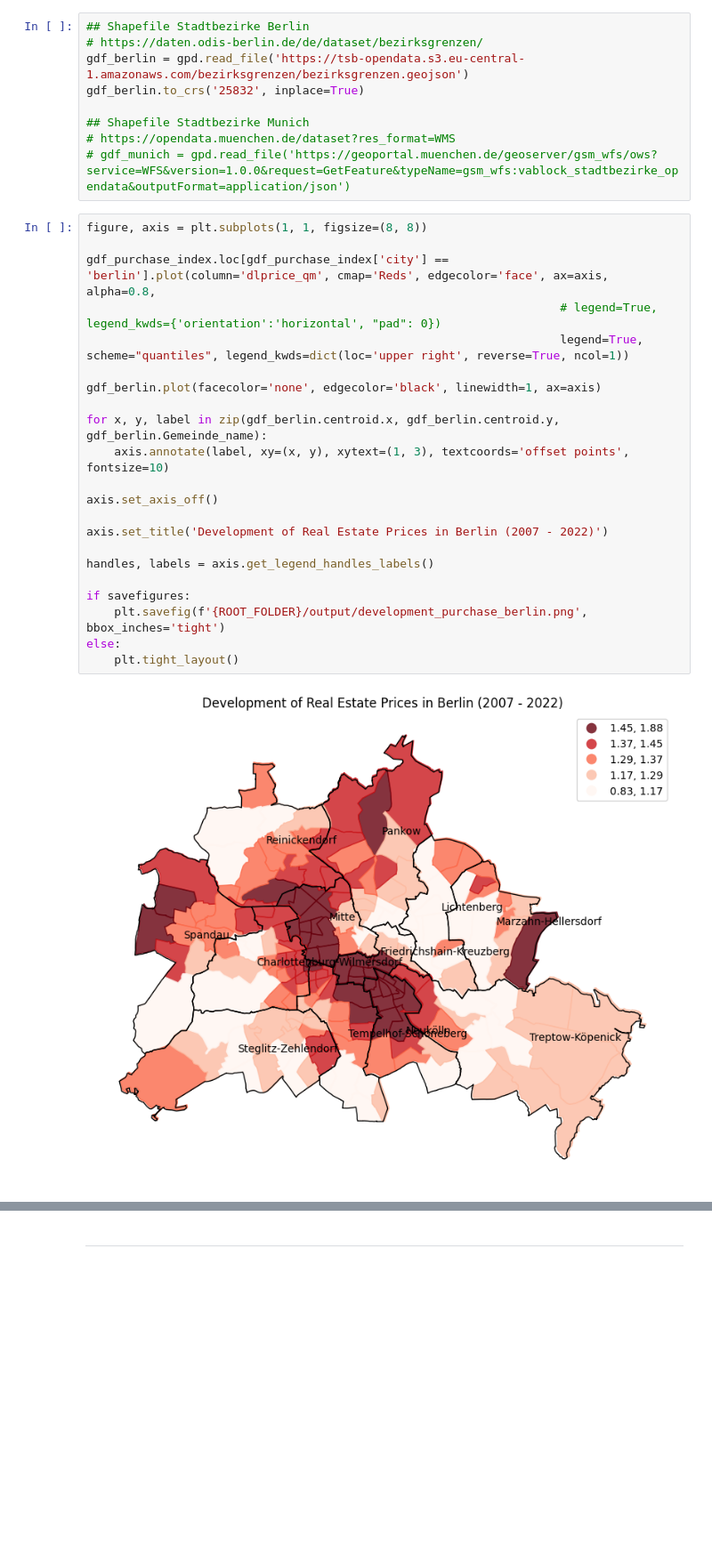
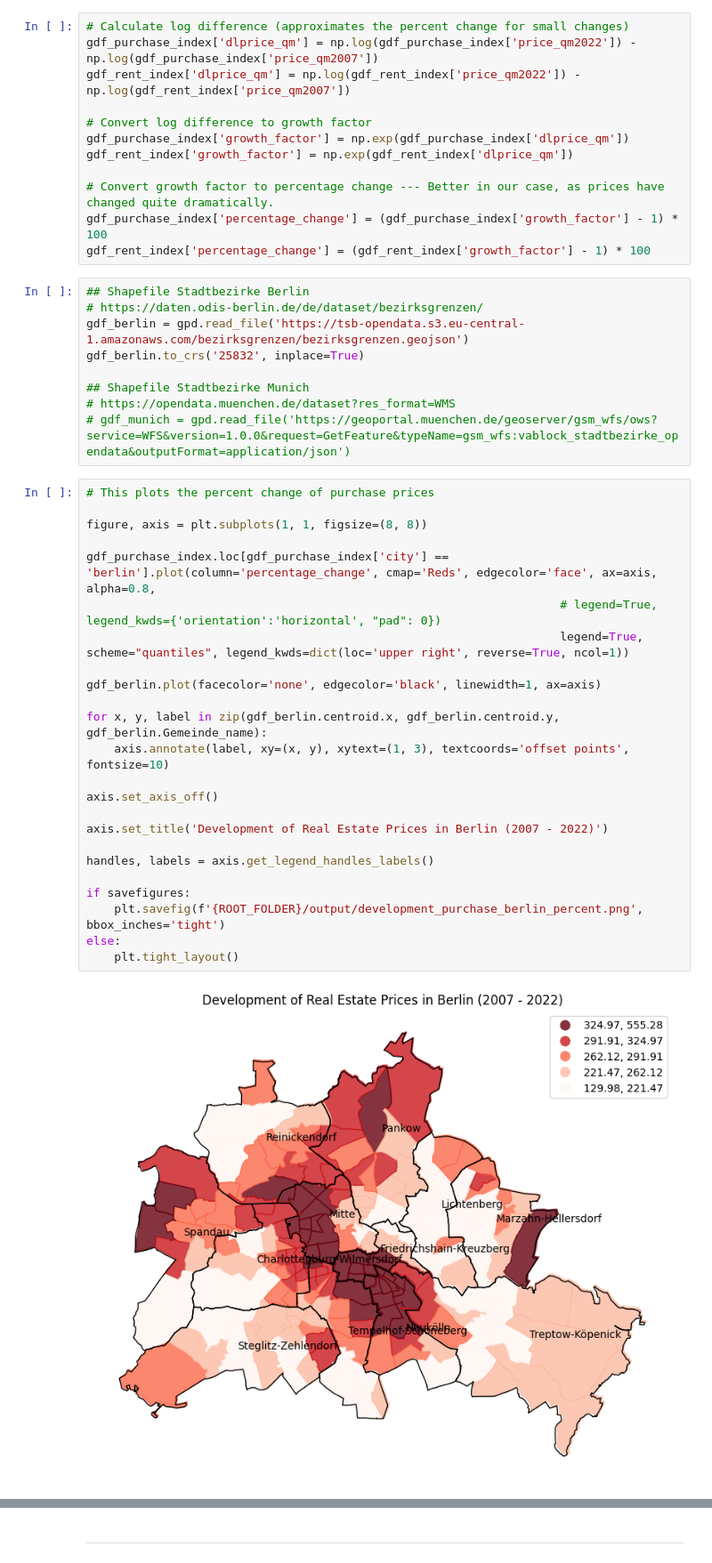
Before and after one commit to dbursy/qse_collaboration, a Jupyter notebook: notebooks/QSE_Tutorial_2_Group_2.ipynb, the cells around one changed output, grey strips where cells are left out. Shown at 89% size. Cells and saved outputs as stored; diff of their text form; blank space fills up the shorter version.

Commit message:
Added plots for task 2 for other cities, added percent change measure additionaly to log diff

```diff
--- a/notebooks/QSE_Tutorial_2_Group_2.ipynb
+++ b/notebooks/QSE_Tutorial_2_Group_2.ipynb
@@ -365,3 +427,15 @@ gdf_rent_index['dlprice_qm'] = np.log(gdf_rent_index['price_qm2022']) - np.log(g
+# %%
+# Calculate log difference (approximates the percent change for small changes)
+gdf_purchase_index['dlprice_qm'] = np.log(gdf_purchase_index['price_qm2022']) - np.log(gdf_purchase_index['price_qm2007'])
+gdf_rent_index['dlprice_qm'] = np.log(gdf_rent_index['price_qm2022']) - np.log(gdf_rent_index['price_qm2007'])
+
+# Convert log difference to growth factor
+gdf_purchase_index['growth_factor'] = np.exp(gdf_purchase_index['dlprice_qm'])
+gdf_rent_index['growth_factor'] = np.exp(gdf_rent_index['dlprice_qm'])
+
+# Convert growth factor to percentage change --- Better in our case, as prices have changed quite dramatically.
+gdf_purchase_index['percentage_change'] = (gdf_purchase_index['growth_factor'] - 1) * 100
+gdf_rent_index['percentage_change'] = (gdf_rent_index['growth_factor'] - 1) * 100
 # %%
 ## Shapefile Stadtbezirke Berlin
 # https://daten.odis-berlin.de/de/dataset/bezirksgrenzen/
@@ -372,26 +446,28 @@ gdf_berlin.to_crs('25832', inplace=True)
 # https://opendata.muenchen.de/dataset?res_format=WMS
 # gdf_munich = gpd.read_file('https://geoportal.muenchen.de/geoserver/gsm_wfs/ows?service=WFS&version=1.0.0&request=GetFeature&typeName=gsm_wfs:vablock_stadtbezirke_opendata&outputFormat=application/json')
 # %%
+# This plots the percent change of purchase prices
+
 figure, axis = plt.subplots(1, 1, figsize=(8, 8))
 
-gdf_purchase_index.loc[gdf_purchase_index['city'] == 'berlin'].plot(column='dlprice_qm', cmap='Reds', edgecolor='face', ax=axis, alpha=0.8,
+gdf_purchase_index.loc[gdf_purchase_index['city'] == 'berlin'].plot(column='percentage_change', cmap='Reds', edgecolor='face', ax=axis, alpha=0.8,
                                                                     # legend=True, legend_kwds={'orientation':'horizontal', "pad": 0})
                                                                     legend=True, scheme="quantiles", legend_kwds=dict(loc='upper right', reverse=True, ncol=1))
 
 gdf_berlin.plot(facecolor='none', edgecolor='black', linewidth=1, ax=axis)
 
 for x, y, label in zip(gdf_berlin.centroid.x, gdf_berlin.centroid.y, gdf_berlin.Gemeinde_name):
     axis.annotate(label, xy=(x, y), xytext=(1, 3), textcoords='offset points', fontsize=10)
 
 axis.set_axis_off()
 
 axis.set_title('Development of Real Estate Prices in Berlin (2007 - 2022)')
 
 handles, labels = axis.get_legend_handles_labels()
 
 if savefigures:
-    plt.savefig(f'{ROOT_FOLDER}/output/development_purchase_berlin.png', bbox_inches='tight')
+    plt.savefig(f'{ROOT_FOLDER}/output/development_purchase_berlin_percent.png', bbox_inches='tight')
 else:
     plt.tight_layout()
 # %% [output]
-[figure, old version]
+[figure, new version]
```
Also changed, not shown: parts of 12 cells of this notebook, 1 other file.
